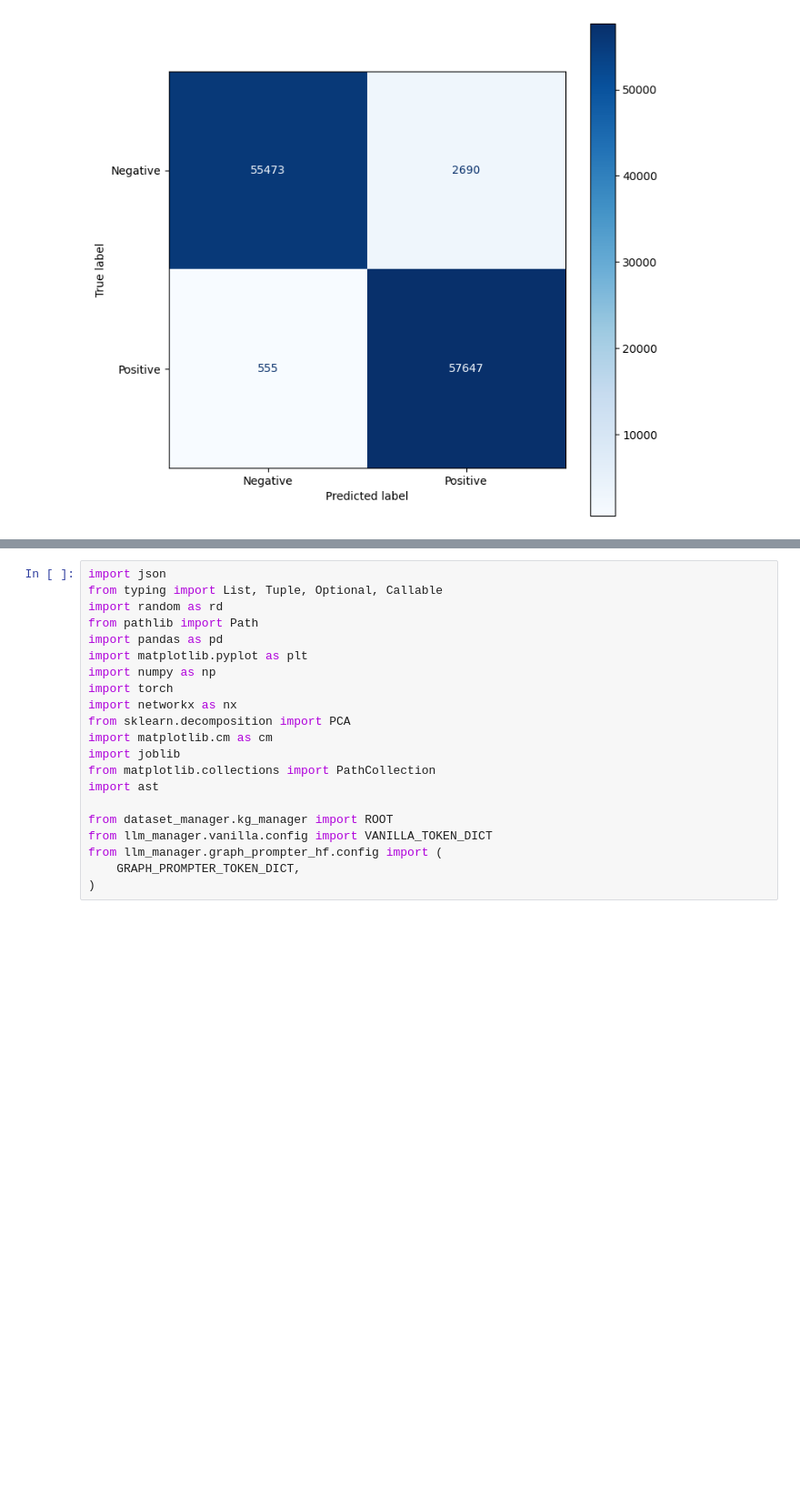
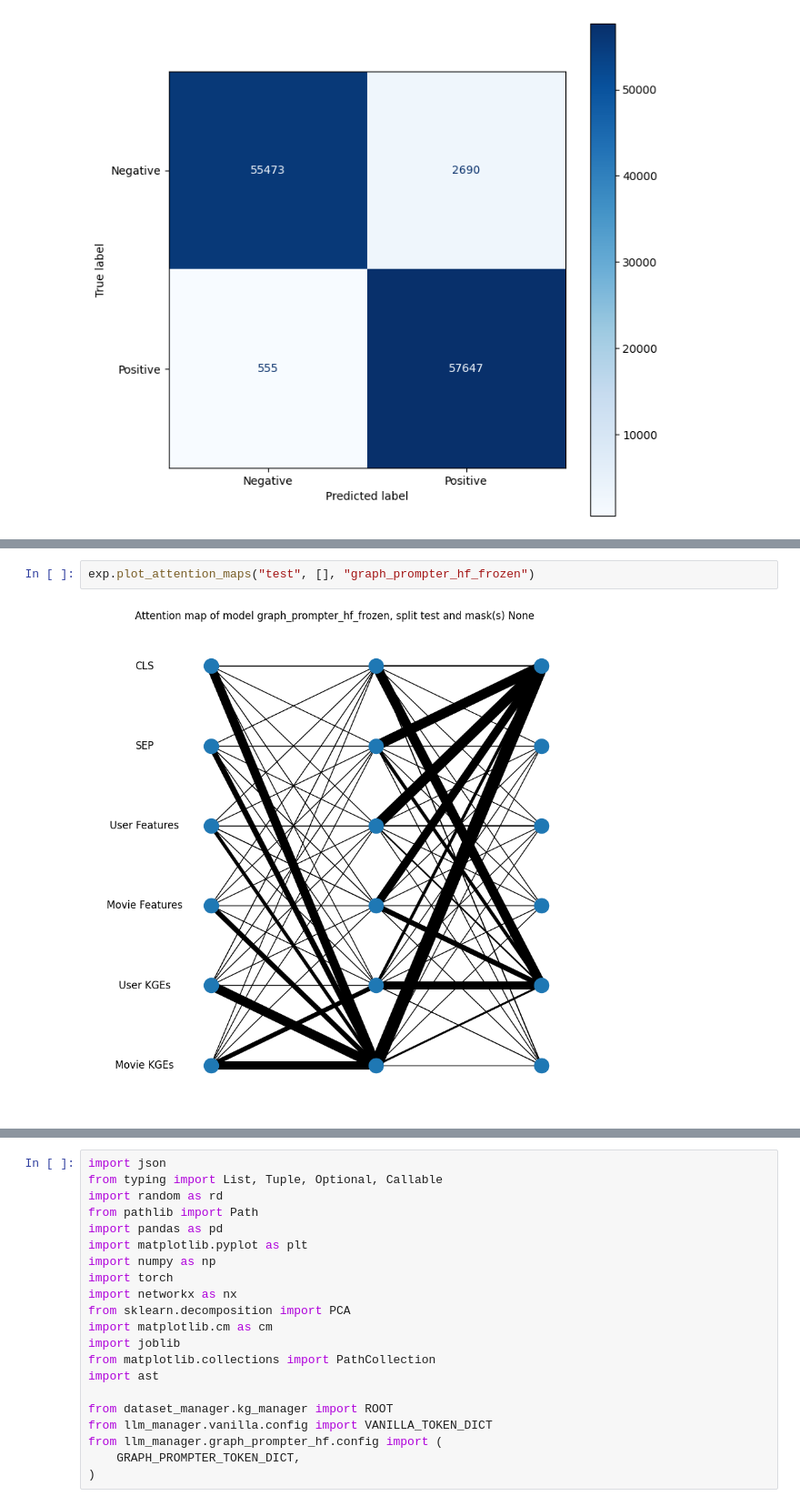
Before and after one commit to AhmadHAW/Hauptprojekt, a Jupyter notebook: evaluation.ipynb, the cells around one changed output, grey strips where cells are left out. Shown at 91% size. Drawn from its saved outputs; the diff is of its cells as text; blank space fills up the shorter version.

```diff
--- a/evaluation.ipynb
+++ b/evaluation.ipynb
@@ -76 +29,5 @@ exp.plot_confusion_map("test", [0], "graph_prompter_hf")
+# %%
+exp.plot_attention_maps("test", [], "graph_prompter_hf_frozen")
+# %% [output]
+[figure, added]
 # %%
```
Also changed, not shown: parts of 5 cells of this notebook, 4 other files.
